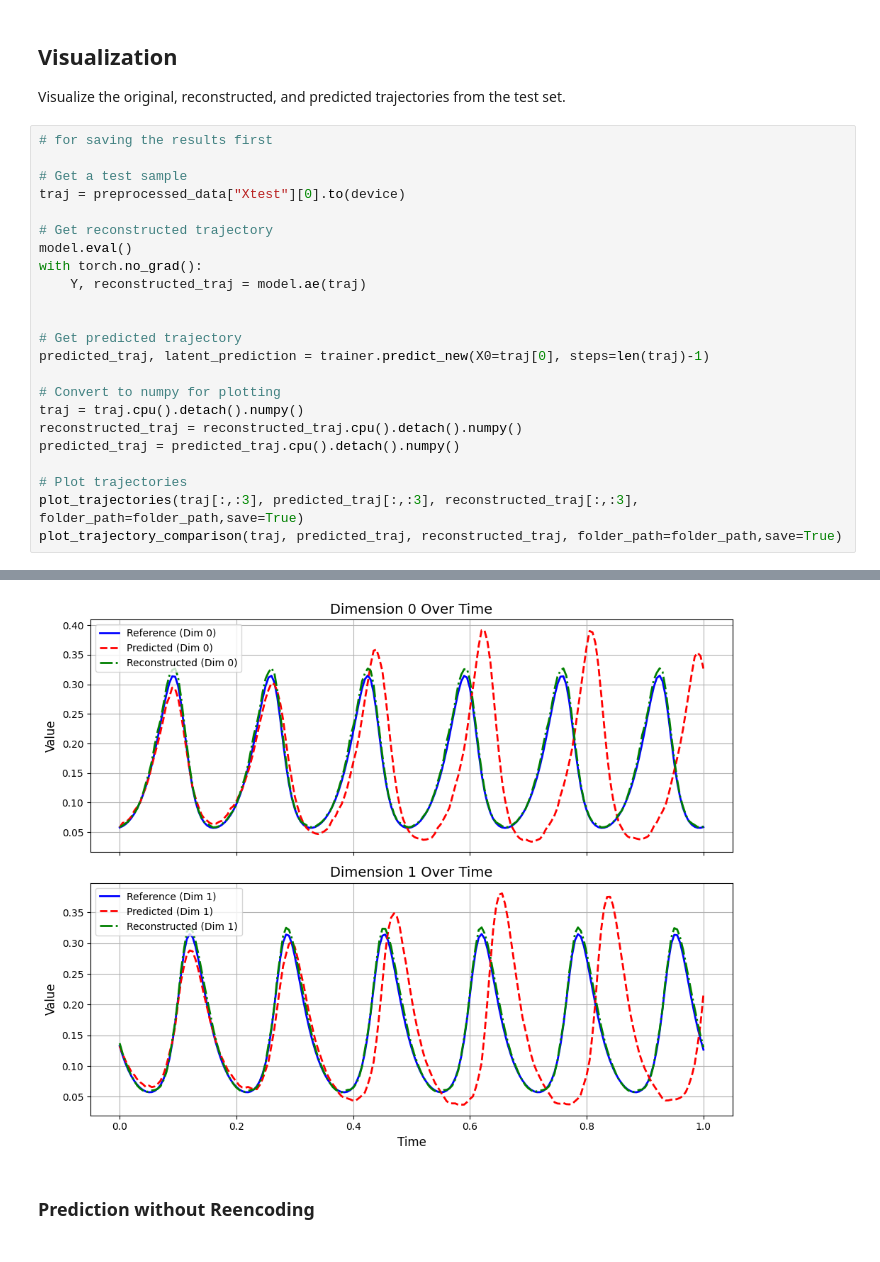
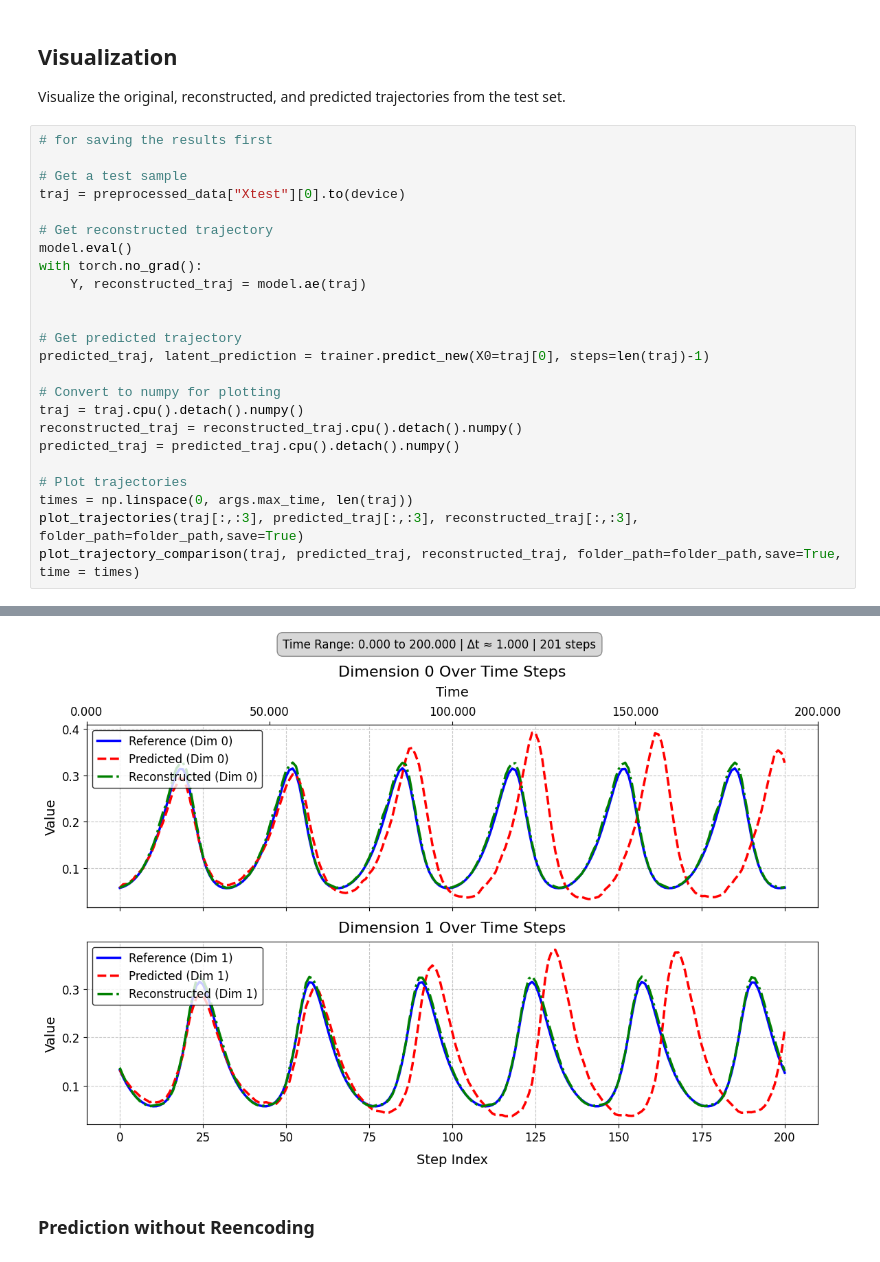
Before and after one commit to evanniko1/bio-koopman-autoencoder, a Jupyter notebook: notebooks/run_experiment_LotkaVolterra_AFT.ipynb, the cells around one changed output, grey strips where cells are left out. Drawn from its saved outputs; the diff is of its cells as text.

```diff
--- a/notebooks/run_experiment_LotkaVolterra_AFT.ipynb
+++ b/notebooks/run_experiment_LotkaVolterra_AFT.ipynb
@@ -360,29 +275,30 @@ Visualize the original, reconstructed, and predicted trajectories from the test
 # %%
 # for saving the results first
 
 # Get a test sample
 traj = preprocessed_data["Xtest"][0].to(device)
 
 # Get reconstructed trajectory
 model.eval()
 with torch.no_grad():
     Y, reconstructed_traj = model.ae(traj)
 
 
 # Get predicted trajectory
 predicted_traj, latent_prediction = trainer.predict_new(X0=traj[0], steps=len(traj)-1)
 
 # Convert to numpy for plotting
 traj = traj.cpu().detach().numpy()
 reconstructed_traj = reconstructed_traj.cpu().detach().numpy()
 predicted_traj = predicted_traj.cpu().detach().numpy()
 
 # Plot trajectories
+times = np.linspace(0, args.max_time, len(traj))
 plot_trajectories(traj[:,:3], predicted_traj[:,:3], reconstructed_traj[:,:3], folder_path=folder_path,save=True)
-plot_trajectory_comparison(traj, predicted_traj, reconstructed_traj, folder_path=folder_path,save=True)
+plot_trajectory_comparison(traj, predicted_traj, reconstructed_traj, folder_path=folder_path,save=True, time = times)
 # %% [output]
 [figure]
-[figure, old version]
+[figure, new version]
 # %% [markdown]
 ### Prediction without Reencoding
 # %%
```
Also changed, not shown: parts of 8 cells of this notebook, 13 other files.
